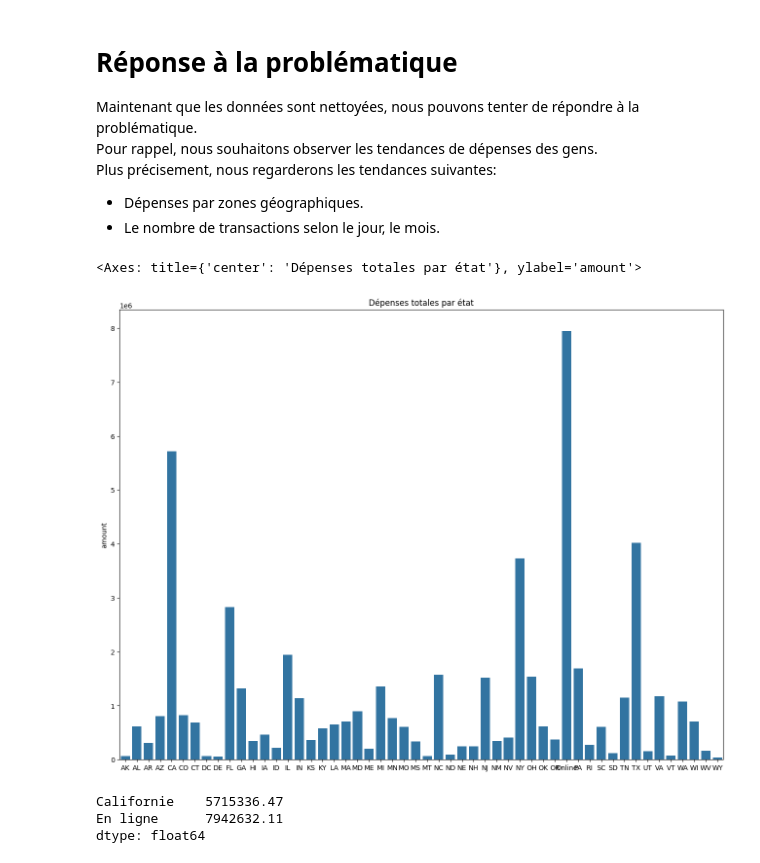
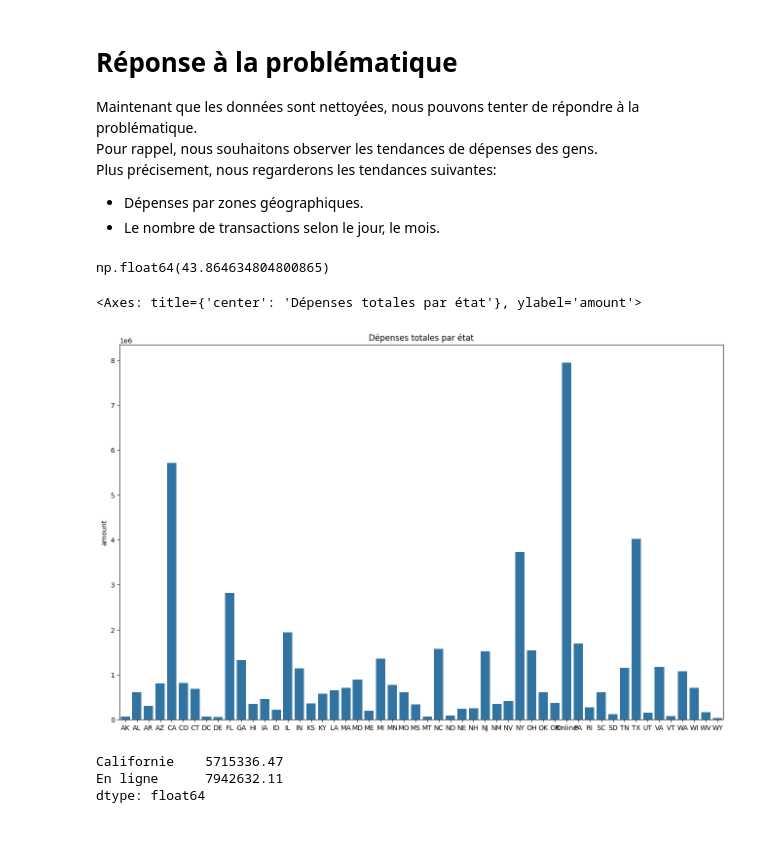
Before and after one commit to etu47734/Projet-Data-Analytics, a Jupyter notebook: init.ipynb, the cells around one changed output. Saved outputs shown, nothing was run; the diff lists cells and outputs as text; code cells hidden in the pictures; blank space fills up the shorter version.

```diff
--- a/init.ipynb
+++ b/init.ipynb
@@ -212,18 +211,23 @@ Pour rappel, nous souhaitons observer les tendances de dépenses des gens.
 Plus précisement, nous regarderons les tendances suivantes:
 -   Dépenses par zones géographiques.
 -   Le nombre de transactions selon le jour, le mois.
+# %%
+# Avant, observation de la moyenne de toutes les transactions
+transactions.amount.mean()
+# %% [output]
+np.float64(43.864634804800865)
 # %%
 # Dépenses par zones géographiques
-plt.figure(figsize=(16,12))
+plt.figure(figsize=(16,10))
 plt.title("Dépenses totales par état")
 
 # montant des dépenses par état
 transactions_by_state = transactions.groupby(['merchant_state']).amount
 amount_by_state = transactions_by_state.sum()
 sns.barplot(x=list(transactions_by_state.indices), y=amount_by_state)
 # %% [output]
 <Axes: title={'center': 'Dépenses totales par état'}, ylabel='amount'>
-[figure, old version]
+[figure, new version]
 # %%
 pd.Series([amount_by_state["CA"], amount_by_state["Online"]], ["Californie", "En ligne"])
 # %% [output]
```
Also changed, not shown: parts of 4 cells of this notebook.
